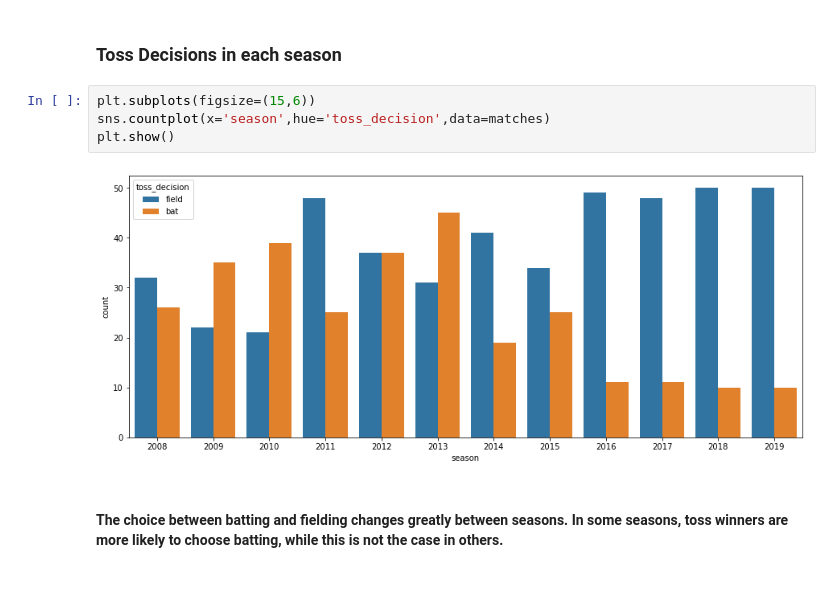
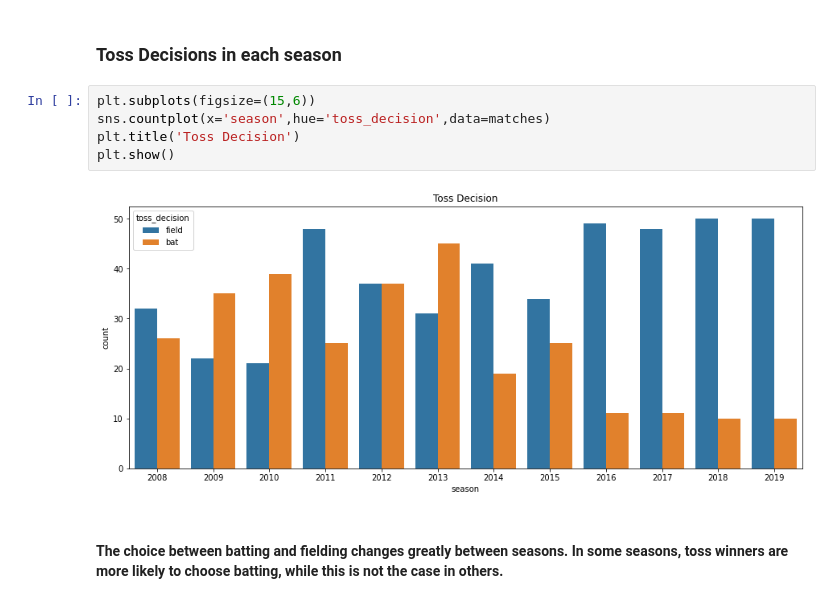
Before and after one commit to Akshitbagri/TSF-GRIP-Data-Science-Business-Analytics, a Jupyter notebook: Exploratory Data Analysis-Sports/Analysis.ipynb, the cells around one changed output. Cells and saved outputs as stored; diff of their text form.

```diff
--- a/Exploratory Data Analysis-Sports/Analysis.ipynb
+++ b/Exploratory Data Analysis-Sports/Analysis.ipynb
@@ -179,9 +182,10 @@ plt.show()
 # %%
 plt.subplots(figsize=(15,6))
 sns.countplot(x='season',hue='toss_decision',data=matches)
+plt.title('Toss Decision')
 plt.show()
 # %% [output]
-[figure, old version]
+[figure, new version]
 # %% [markdown]
 #### The choice between batting and fielding changes greatly between seasons. In some seasons, toss winners are more likely to choose batting, while this is not the case in others.
 # %% [markdown]
```
Also changed, not shown: parts of 9 cells of this notebook.
